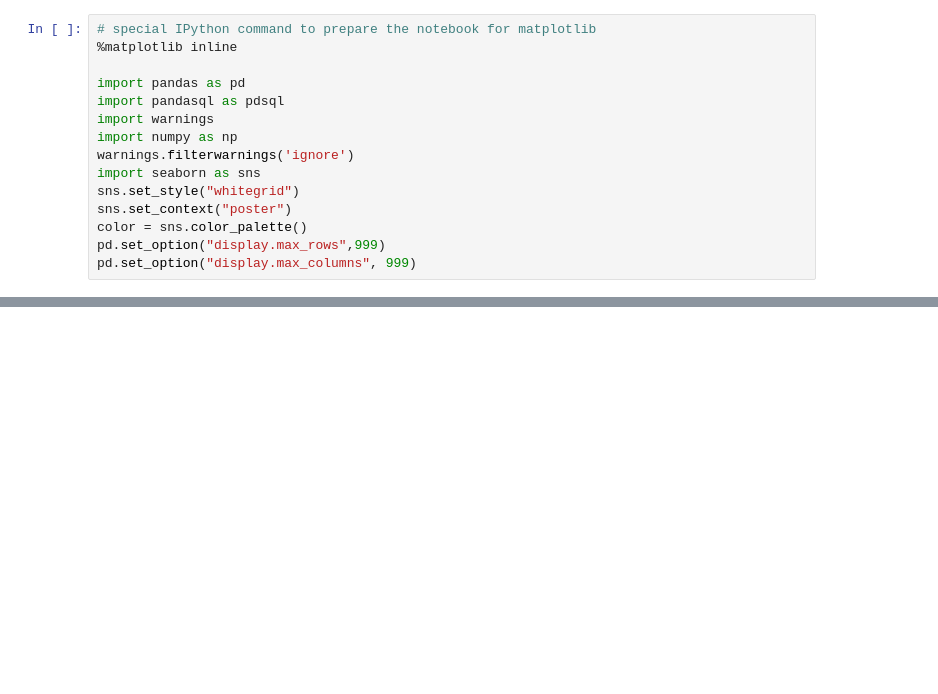
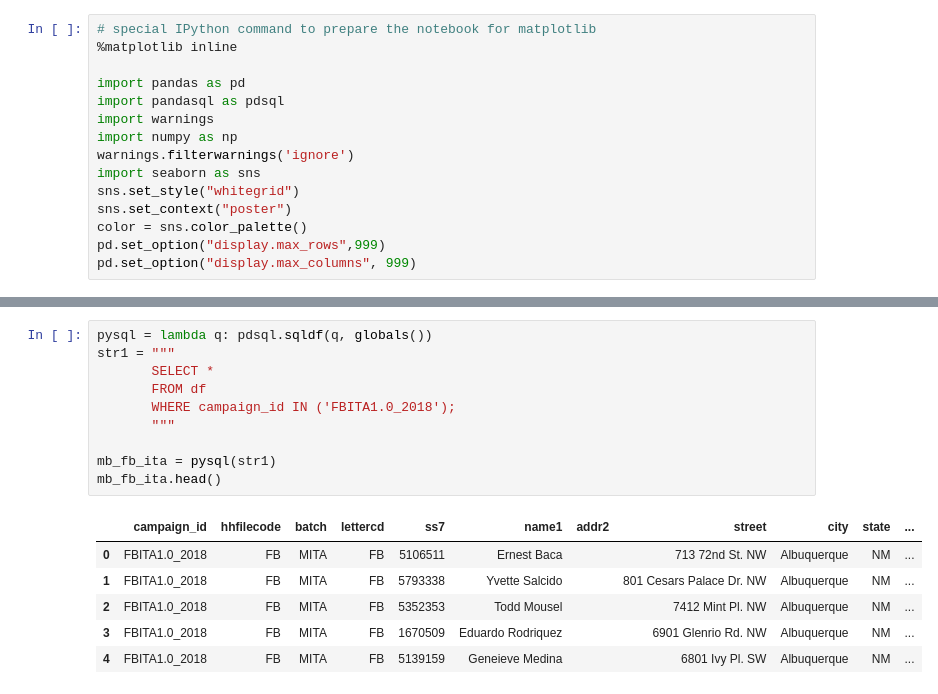
Before and after one commit to charlesepps79/01_Prep_and_Union_Mail_Files, a Jupyter notebook: 01) FB_XS_ITA_python.ipynb, the cells around one changed output, grey strips where cells are left out. Cells and saved outputs as stored; diff of their text form; blank space fills up the shorter version.

```diff
--- a/01) FB_XS_ITA_python.ipynb
+++ b/01) FB_XS_ITA_python.ipynb
@@ -15,0 +59,17 @@ pd.set_option("display.max_columns", 999)
+# %%
+pysql = lambda q: pdsql.sqldf(q, globals())
+str1 = """
+       SELECT *
+       FROM df
+       WHERE campaign_id IN ('FBITA1.0_2018');
+       """
+
+mb_fb_ita = pysql(str1)
+mb_fb_ita.head()
+# %% [output]
+|  | campaign_id | hhfilecode | batch | lettercd | ss7 | name1 | addr2 | street | city | state | ... |
+| 0 | FBITA1.0_2018 | FB | MITA | FB | 5106511 | Ernest Baca |  | 713 72nd St. NW | Albuquerque | NM | ... |
+| 1 | FBITA1.0_2018 | FB | MITA | FB | 5793338 | Yvette Salcido |  | 801 Cesars Palace Dr. NW | Albuquerque | NM | ... |
+| 2 | FBITA1.0_2018 | FB | MITA | FB | 5352353 | Todd Mousel |  | 7412 Mint Pl. NW | Albuquerque | NM | ... |
+| 3 | FBITA1.0_2018 | FB | MITA | FB | 1670509 | Eduardo Rodriquez |  | 6901 Glenrio Rd. NW | Albuquerque | NM | ... |
+| 4 | FBITA1.0_2018 | FB | MITA | FB | 5139159 | Geneieve Medina |  | 6801 Ivy Pl. SW | Albuquerque | NM | ... |
```
Also changed, not shown: parts of 10 cells of this notebook.
